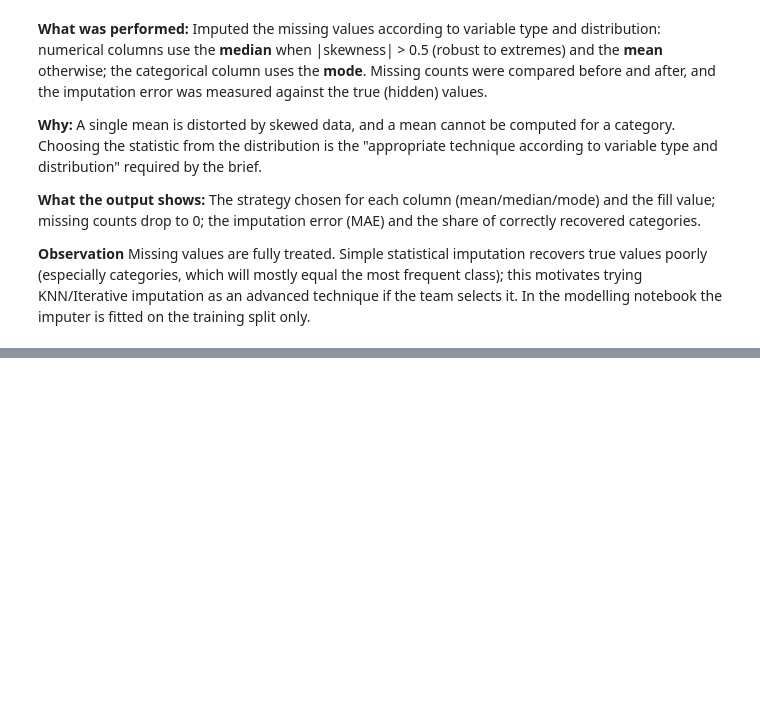
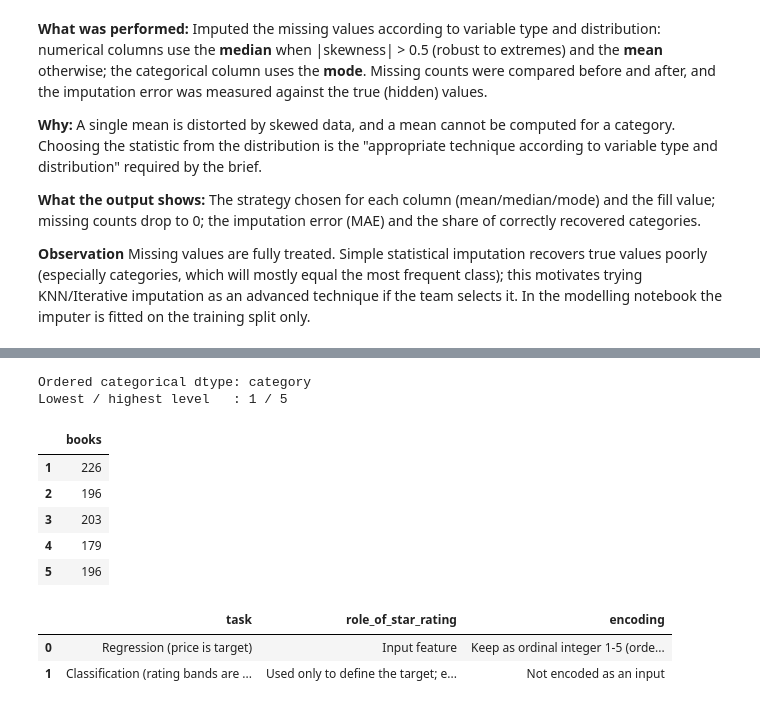
Before and after one commit to l250022/Ecommerce-Product-Analysis-ML, a Jupyter notebook: Data_collection_cleaning.ipynb, the cells around one changed output, grey strips where cells are left out. Cells and saved outputs as stored; diff of their text form; code cells hidden in the pictures; blank space fills up the shorter version.

```diff
--- a/Data_collection_cleaning.ipynb
+++ b/Data_collection_cleaning.ipynb
@@ -601,0 +633,26 @@ category: share of imputed cells equal to the true category = 18.0%
+# %%
+rating_order = [1, 2, 3, 4, 5]
+rating_ordinal = pd.Categorical(df["star_rating"], categories=rating_order, ordered=True)
+
+print("Ordered categorical dtype:", rating_ordinal.dtype)
+print("Lowest / highest level   :", rating_ordinal.min(), "/", rating_ordinal.max())
+display(pd.Series(rating_ordinal).value_counts().sort_index().to_frame("books"))
+
+treatment = pd.DataFrame({
+    "task": ["Regression (price is target)", "Classification (rating bands are target)"],
+    "role_of_star_rating": ["Input feature", "Used only to define the target; excluded from inputs"],
+    "encoding": ["Keep as ordinal integer 1-5 (order is meaningful, no one-hot)", "Not encoded as an input"],
+})
+display(treatment)
+# %% [output]
+Ordered categorical dtype: category
+Lowest / highest level   : 1 / 5
+|  | books |
+| 1 | 226 |
+| 2 | 196 |
+| 3 | 203 |
+| 4 | 179 |
+| 5 | 196 |
+|  | task | role_of_star_rating | encoding |
+| 0 | Regression (price is target) | Input feature | Keep as ordinal integer 1-5 (orde... |
+| 1 | Classification (rating bands are ... | Used only to define the target; e... | Not encoded as an input |
```
Also changed, not shown: parts of 6 cells of this notebook.
